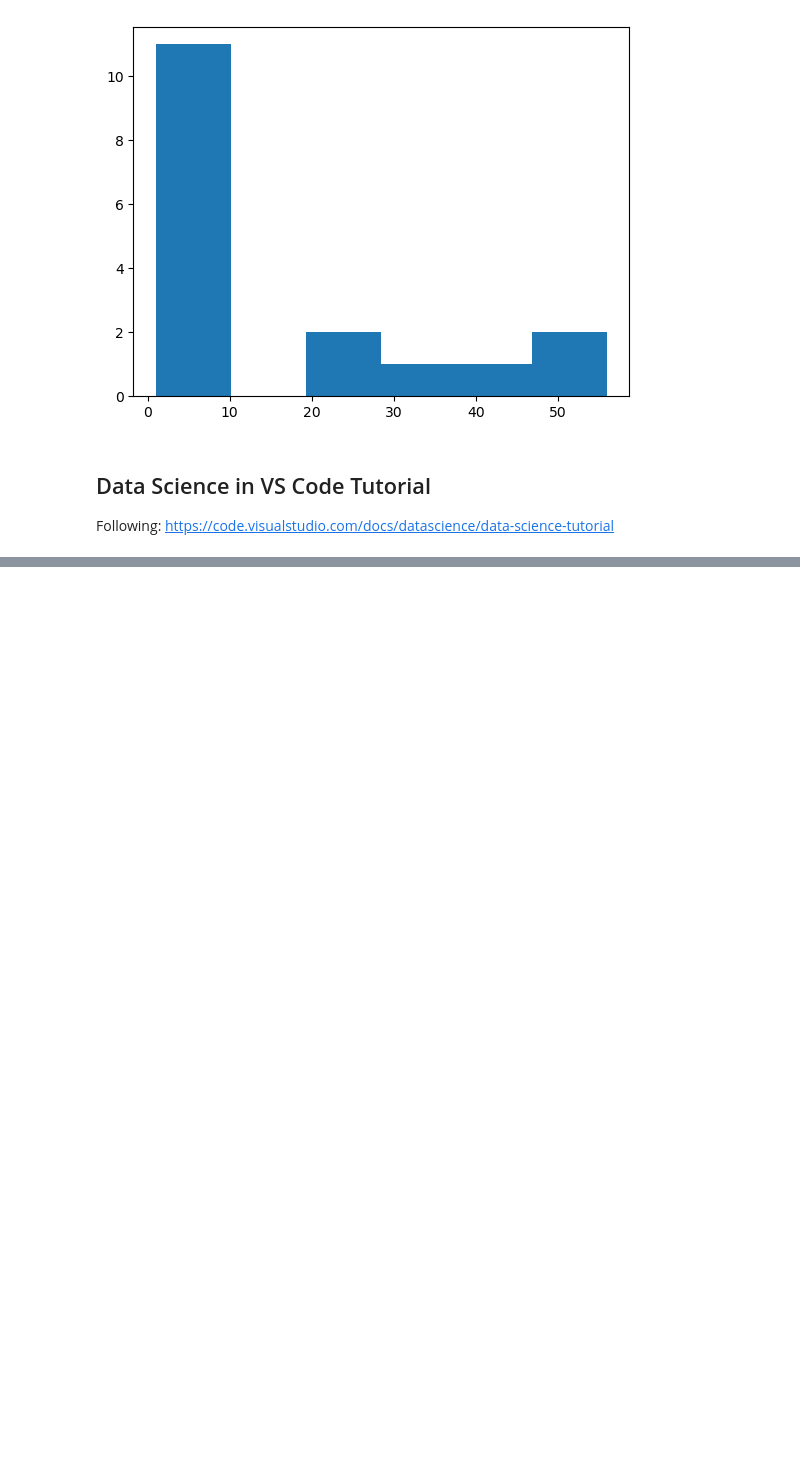
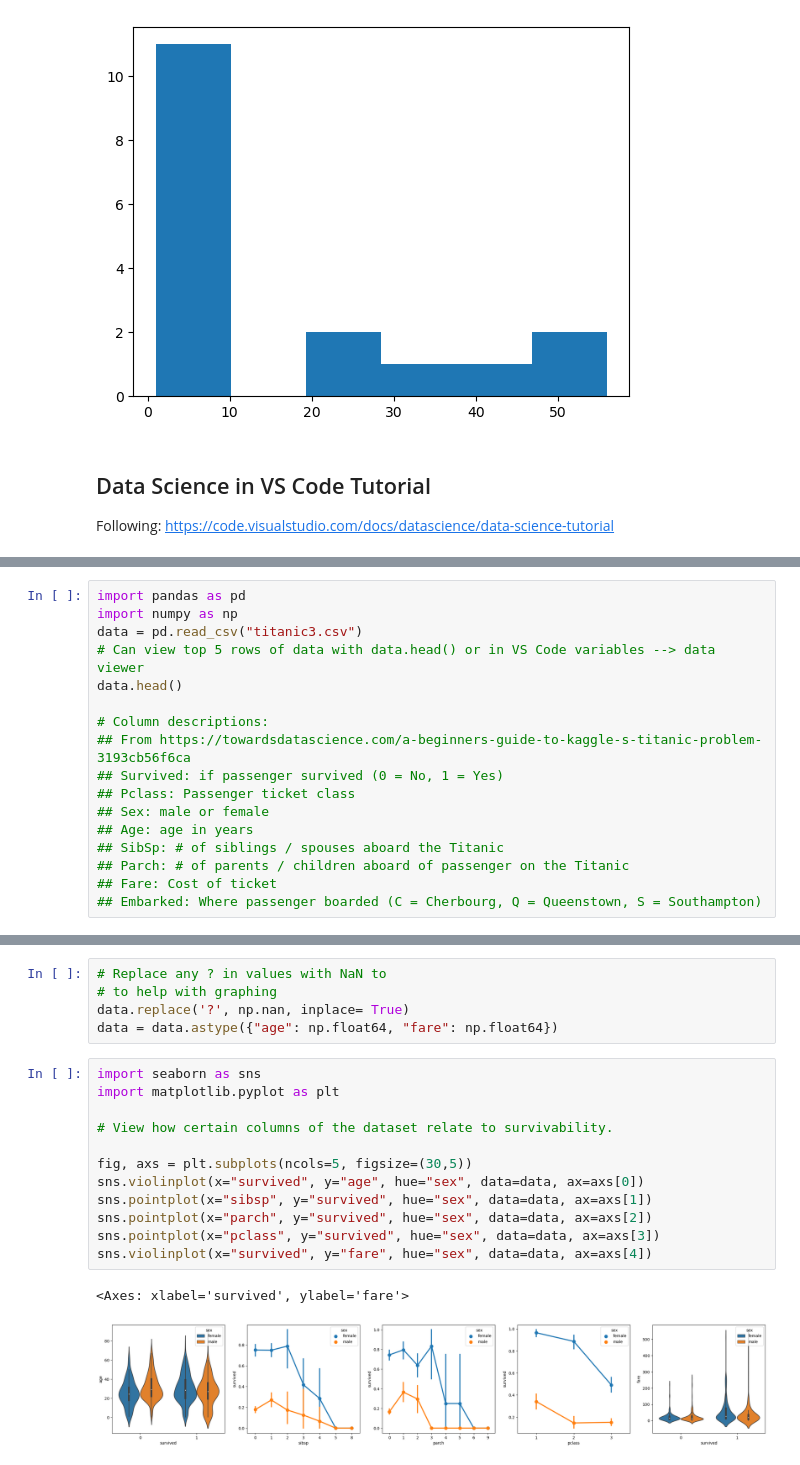
Before and after one commit to justunsix/automatetheboringstuff-py-tests, a Jupyter notebook: src/project/data-science/exploration.ipynb, the cells around one changed output, grey strips where cells are left out. Cells and saved outputs as stored; diff of their text form; blank space fills up the shorter version.

Commit message:
data-science: vscode titanic data

```diff
--- a/src/project/data-science/exploration.ipynb
+++ b/src/project/data-science/exploration.ipynb
@@ -28,0 +33,17 @@ Following: https://code.visualstudio.com/docs/datascience/data-science-tutorial
+# %%
+import pandas as pd
+import numpy as np
+data = pd.read_csv("titanic3.csv")
+# Can view top 5 rows of data with data.head() or in VS Code variables --> data viewer
+data.head()
+
+# Column descriptions:
+## From https://towardsdatascience.com/a-beginners-guide-to-kaggle-s-titanic-problem-3193cb56f6ca
+## Survived: if passenger survived (0 = No, 1 = Yes)
+## Pclass: Passenger ticket class
+## Sex: male or female
+## Age: age in years
+## SibSp: # of siblings / spouses aboard the Titanic
+## Parch: # of parents / children aboard of passenger on the Titanic
+## Fare: Cost of ticket
+## Embarked: Where passenger boarded (C = Cherbourg, Q = Queenstown, S = Southampton)
@@ -28,0 +57,20 @@ Following: https://code.visualstudio.com/docs/datascience/data-science-tutorial
+# %%
+# Replace any ? in values with NaN to
+# to help with graphing
+data.replace('?', np.nan, inplace= True)
+data = data.astype({"age": np.float64, "fare": np.float64})
+# %%
+import seaborn as sns
+import matplotlib.pyplot as plt
+
+# View how certain columns of the dataset relate to survivability.
+
+fig, axs = plt.subplots(ncols=5, figsize=(30,5))
+sns.violinplot(x="survived", y="age", hue="sex", data=data, ax=axs[0])
+sns.pointplot(x="sibsp", y="survived", hue="sex", data=data, ax=axs[1])
+sns.pointplot(x="parch", y="survived", hue="sex", data=data, ax=axs[2])
+sns.pointplot(x="pclass", y="survived", hue="sex", data=data, ax=axs[3])
+sns.violinplot(x="survived", y="fare", hue="sex", data=data, ax=axs[4])
+# %% [output]
+<Axes: xlabel='survived', ylabel='fare'>
+[figure, added]
```
Also changed, not shown: parts of 15 cells of this notebook, 3 other files.
